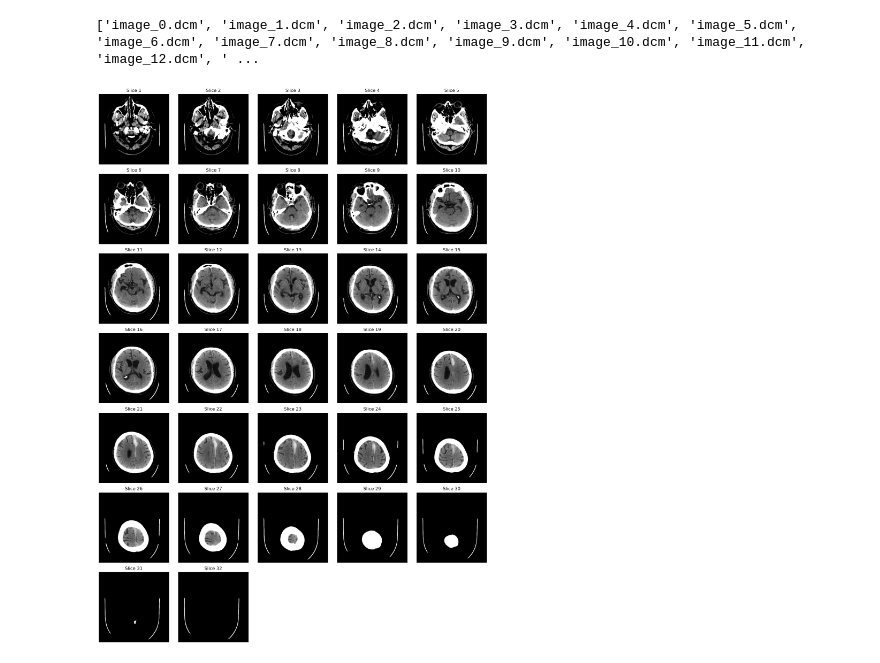
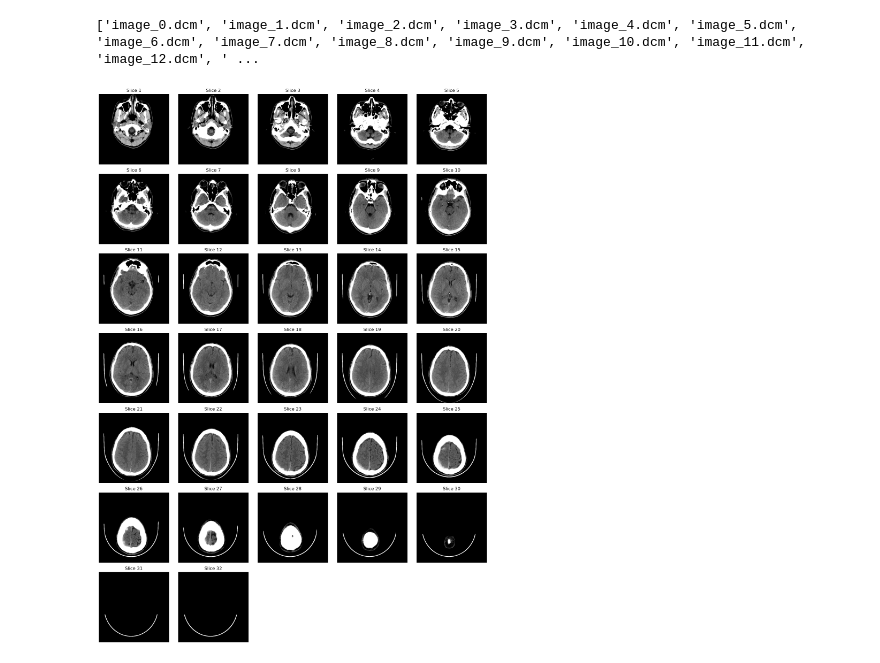
Before and after one commit to tomer-erez/normal_near_normal, a Jupyter notebook: explore_data/plot_stanford_scans.ipynb, the cells around one changed output. Saved outputs shown, nothing was run; the diff lists cells and outputs as text; code cells hidden in the pictures.

```diff
--- a/explore_data/plot_stanford_scans.ipynb
+++ b/explore_data/plot_stanford_scans.ipynb
@@ -5,16 +5,6 @@ import matplotlib.pyplot as plt
 import re
 import math
 import numpy as np
-
-# Path to your DICOM series folder
-series_dir = r"C:\Users\tomer.erez\Desktop\code_projects\normal_near_normal\stanford_data\ctsinogram\head_ct_dataset_anon\batch_1\series_1\reconstructed_image"
-
-# List all .dcm files
-files = [f for f in os.listdir(series_dir) if f.endswith(".dcm")]
-files.sort(key=lambda f: int(re.search(r"(\d+)", f).group()))
-print(files)
-# %% [output]
-['image_0.dcm', 'image_1.dcm', 'image_2.dcm', 'image_3.dcm', 'image_4.dcm', 'image_5.dcm', 'image_6.dcm', 'image_7.dcm', 'image_8.dcm', 'image_9.dcm', 'image_10.dcm', 'image_11.dcm', 'image_12.dcm', ' ...
 # %%
 # ---------------- Helpers ----------------
 def window_image(ds, center=40, width=80):
@@ -62,7 +51,18 @@ def plot_dicom_series(files, series_dir, n_cols=5, center=40, width=80):
 
     plt.tight_layout()
     plt.show()
+# %%
+# Path to your DICOM series folder
+stanford_data_path=r"C:\Users\tomer.erez\Desktop\code_projects\normal_near_normal\stanford_data\ctsinogram\head_ct_dataset_anon"
+series_dir=r"batch_8\series_84\reconstructed_image"
+series_scans=os.path.join(stanford_data_path,series_dir)
+# List all .dcm files
+files = [f for f in os.listdir(series_scans) if f.endswith(".dcm")]
+files.sort(key=lambda f: int(re.search(r"(\d+)", f).group()))
+print(files)
+# %% [output]
+['image_0.dcm', 'image_1.dcm', 'image_2.dcm', 'image_3.dcm', 'image_4.dcm', 'image_5.dcm', 'image_6.dcm', 'image_7.dcm', 'image_8.dcm', 'image_9.dcm', 'image_10.dcm', 'image_11.dcm', 'image_12.dcm', ' ...
 # %%
-plot_dicom_series(files, series_dir, n_cols=5, center=40, width=80)
+plot_dicom_series(files, series_scans, n_cols=5, center=40, width=80)
 # %% [output]
-[figure, old version]
+[figure, new version]
```
Also changed, not shown: parts of 1 cell of this notebook, 1 other file.
